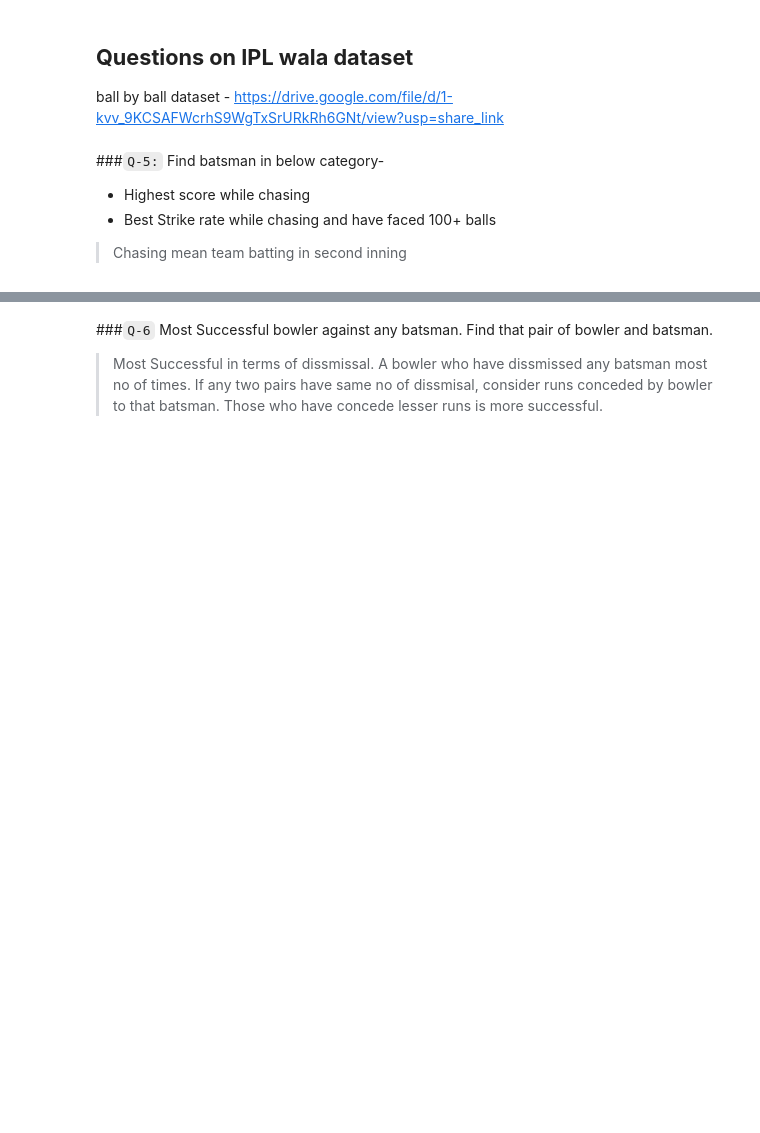
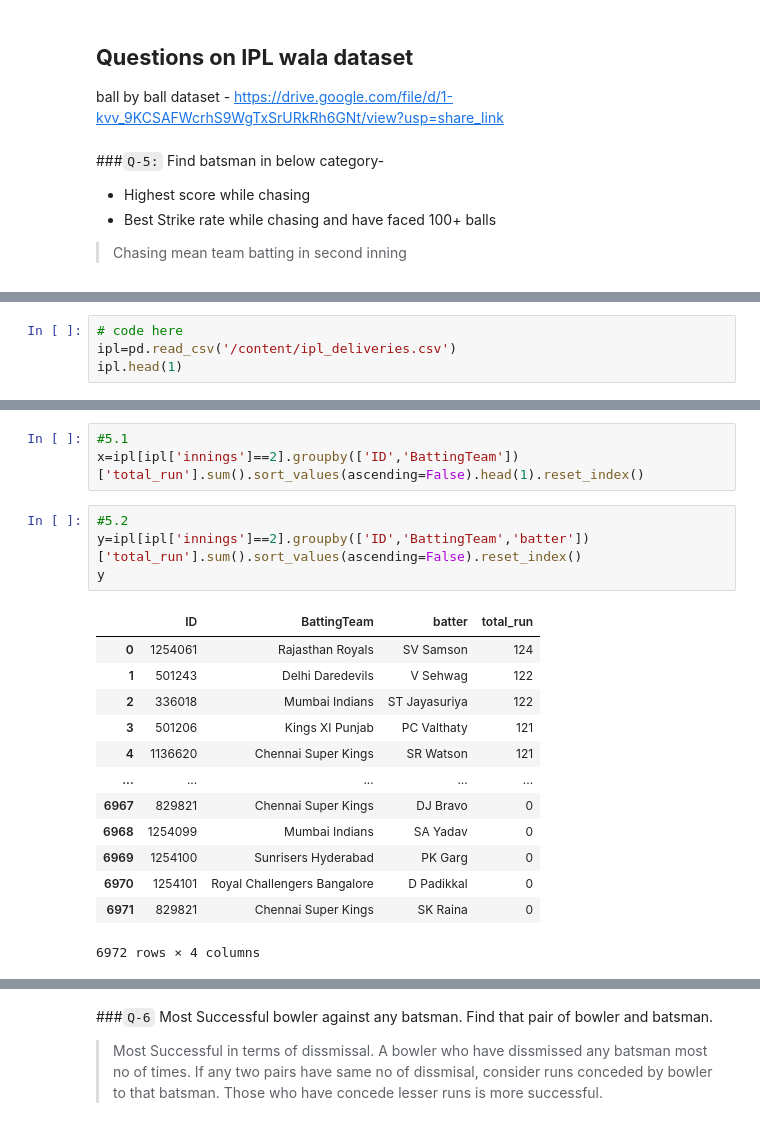
Before and after one commit to singhbhaskar360/Python_ML, a Jupyter notebook: GroupBy_session_19_tasks.ipynb, the cells around one changed output, grey strips where cells are left out. Cells and saved outputs as stored; diff of their text form; blank space fills up the shorter version.

```diff
--- a/GroupBy_session_19_tasks.ipynb
+++ b/GroupBy_session_19_tasks.ipynb
@@ -188,0 +211,4 @@ ball by ball dataset - https://drive.google.com/file/d/1-kvv_9KCSAFWcrhS9WgTxSrU
+# %%
+# code here
+ipl=pd.read_csv('/content/ipl_deliveries.csv')
+ipl.head(1)
@@ -188,0 +218,21 @@ ball by ball dataset - https://drive.google.com/file/d/1-kvv_9KCSAFWcrhS9WgTxSrU
+# %%
+#5.1
+x=ipl[ipl['innings']==2].groupby(['ID','BattingTeam'])['total_run'].sum().sort_values(ascending=False).head(1).reset_index()
+# %%
+#5.2
+y=ipl[ipl['innings']==2].groupby(['ID','BattingTeam','batter'])['total_run'].sum().sort_values(ascending=False).reset_index()
+y
+# %% [output]
+|  | ID | BattingTeam | batter | total_run |
+| 0 | 1254061 | Rajasthan Royals | SV Samson | 124 |
+| 1 | 501243 | Delhi Daredevils | V Sehwag | 122 |
+| 2 | 336018 | Mumbai Indians | ST Jayasuriya | 122 |
+| 3 | 501206 | Kings XI Punjab | PC Valthaty | 121 |
+| 4 | 1136620 | Chennai Super Kings | SR Watson | 121 |
+| ... | ... | ... | ... | ... |
+| 6967 | 829821 | Chennai Super Kings | DJ Bravo | 0 |
+| 6968 | 1254099 | Mumbai Indians | SA Yadav | 0 |
+| 6969 | 1254100 | Sunrisers Hyderabad | PK Garg | 0 |
+| 6970 | 1254101 | Royal Challengers Bangalore | D Padikkal | 0 |
+| 6971 | 829821 | Chennai Super Kings | SK Raina | 0 |
+6972 rows × 4 columns
```
Also changed, not shown: parts of 5 cells of this notebook.
